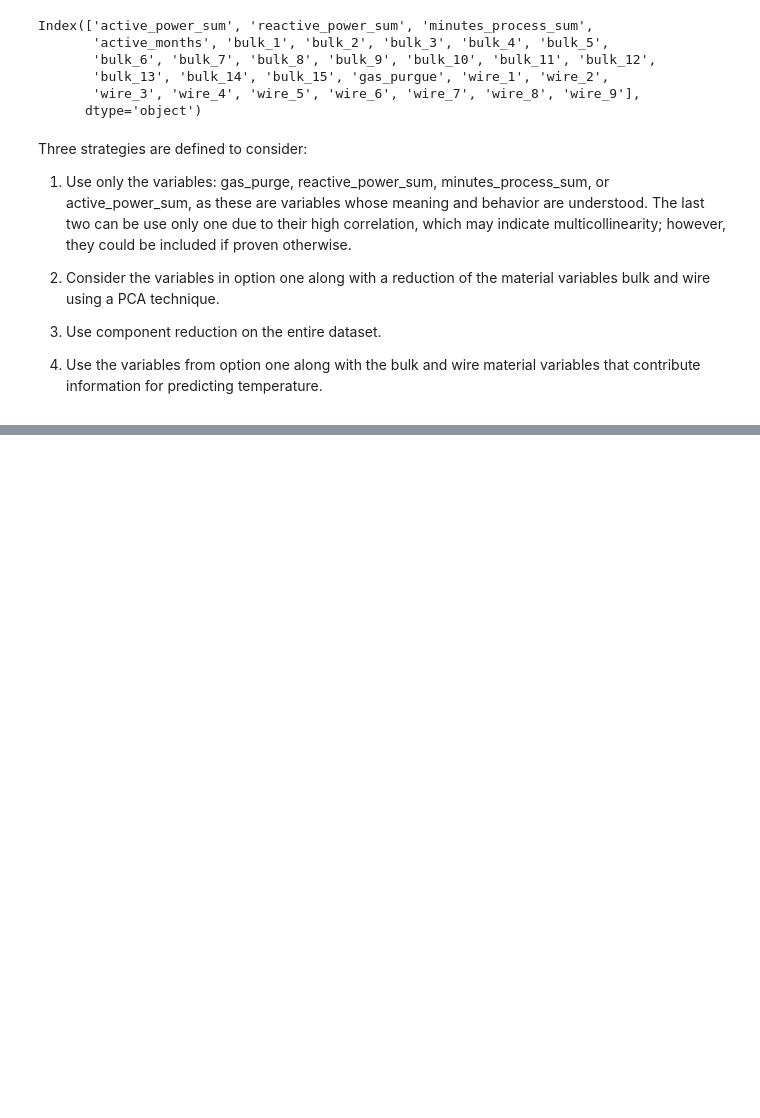
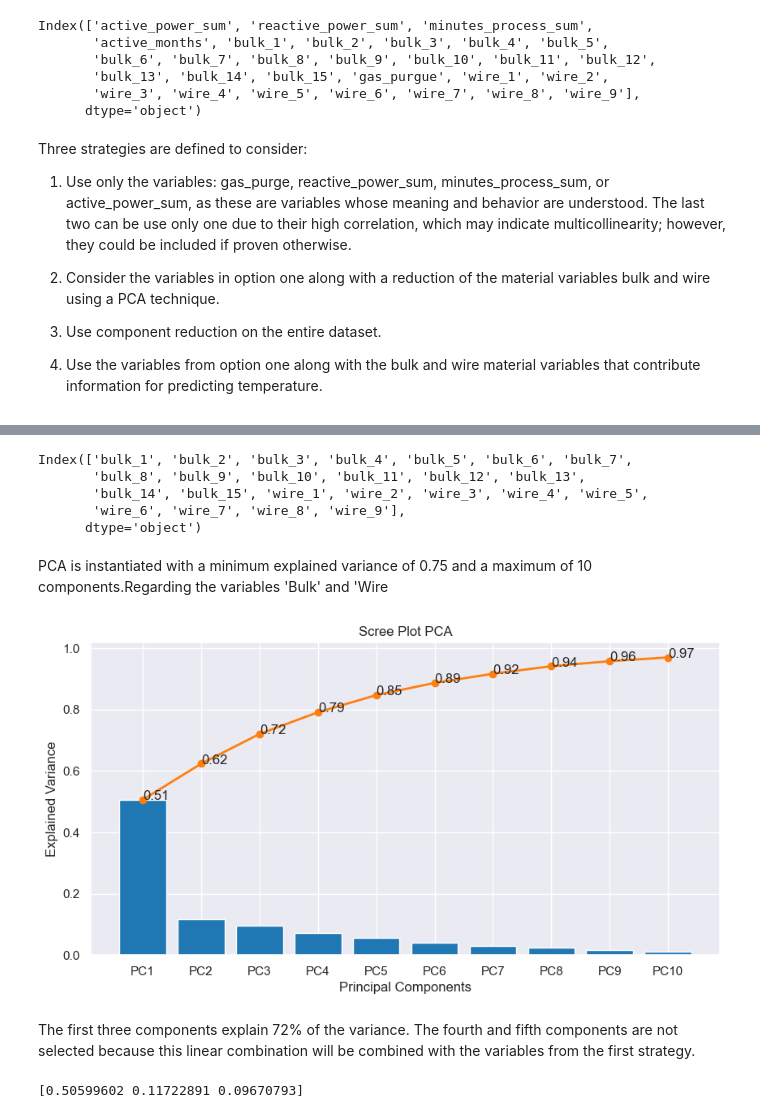
Before and after one commit to Kaiziferr/optimal_steel_temperature, a Jupyter notebook: models/select_best_features.ipynb, the cells around one changed output, grey strips where cells are left out. Saved outputs shown, nothing was run; the diff lists cells and outputs as text; code cells hidden in the pictures; blank space fills up the shorter version.

Commit message:
Notebook with the options for best select features in dataset. Added four strategy

```diff
--- a/models/select_best_features.ipynb
+++ b/models/select_best_features.ipynb
@@ -199,0 +279,37 @@ Three strategies are defined to consider:
+# %%
+data_second = data.drop([
+    'key',
+    'temperature_sum',
+    'active_power_sum',
+    'reactive_power_sum',
+    'minutes_process_sum',
+    'gas_purgue',
+    'active_months'], axis=1)
+data_second.columns
+# %% [output]
+Index(['bulk_1', 'bulk_2', 'bulk_3', 'bulk_4', 'bulk_5', 'bulk_6', 'bulk_7',
+       'bulk_8', 'bulk_9', 'bulk_10', 'bulk_11', 'bulk_12', 'bulk_13',
+       'bulk_14', 'bulk_15', 'wire_1', 'wire_2', 'wire_3', 'wire_4', 'wire_5',
+       'wire_6', 'wire_7', 'wire_8', 'wire_9'],
+      dtype='object')
+# %% [markdown]
+PCA is instantiated with a minimum explained variance of 0.75 and a maximum of 10 components.Regarding the variables 'Bulk' and 'Wire
+# %%
+data_df, final_pca, info = componentes_principales(
+    data_second,
+    min_explained_variance=0.75,
+    min_component=10,
+    random_state=random_seed)
+# %%
+scree_plot(final_pca, paleta, title='Scree Plot PCA')
+# %% [output]
+[figure, added]
+# %% [markdown]
+The first three components explain 72% of the variance. The fourth and fifth components are not selected because this linear combination will be combined with the variables from the first strategy.
+# %%
+pca_components =  PCA(n_components=3, random_state=random_seed)
+pca_components.fit(data_second)
+print(pca_components.explained_variance_ratio_)
+data_df_pca = pca_components.transform(data_second)
+# %% [output]
+[0.50599602 0.11722891 0.09670793]
```
Also changed, not shown: parts of 40 cells of this notebook.
